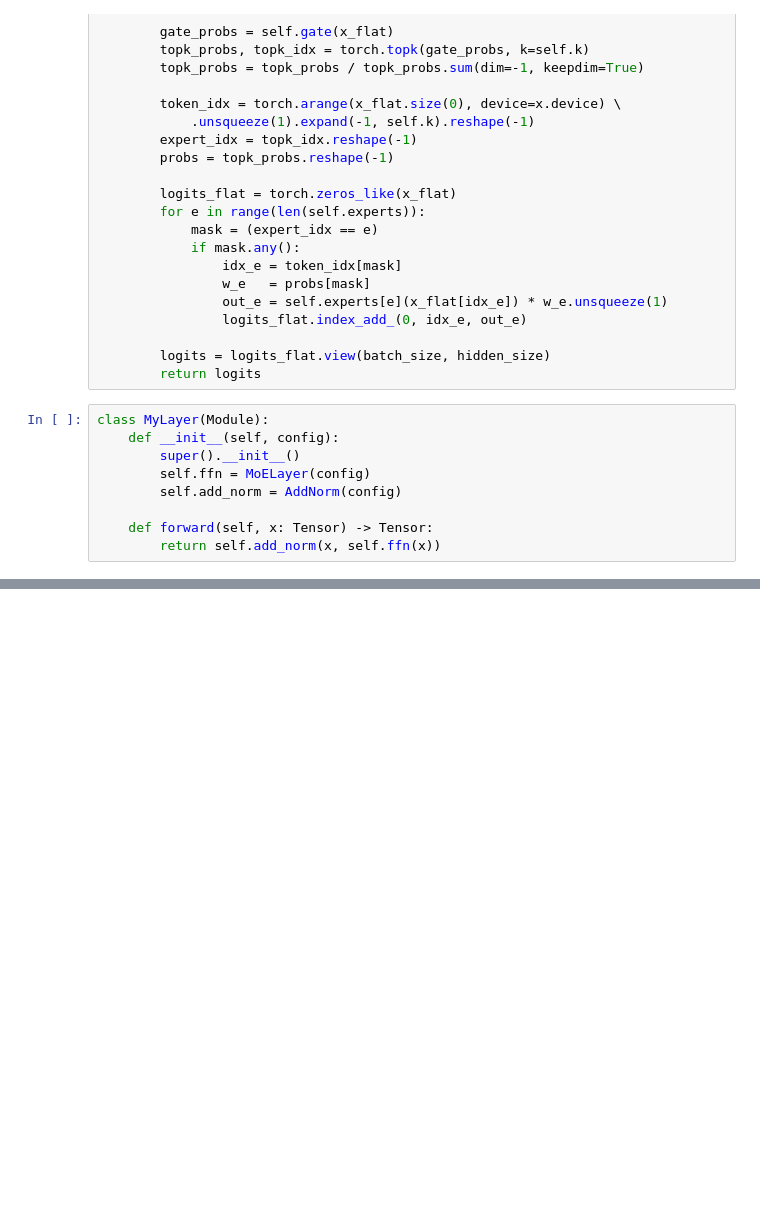
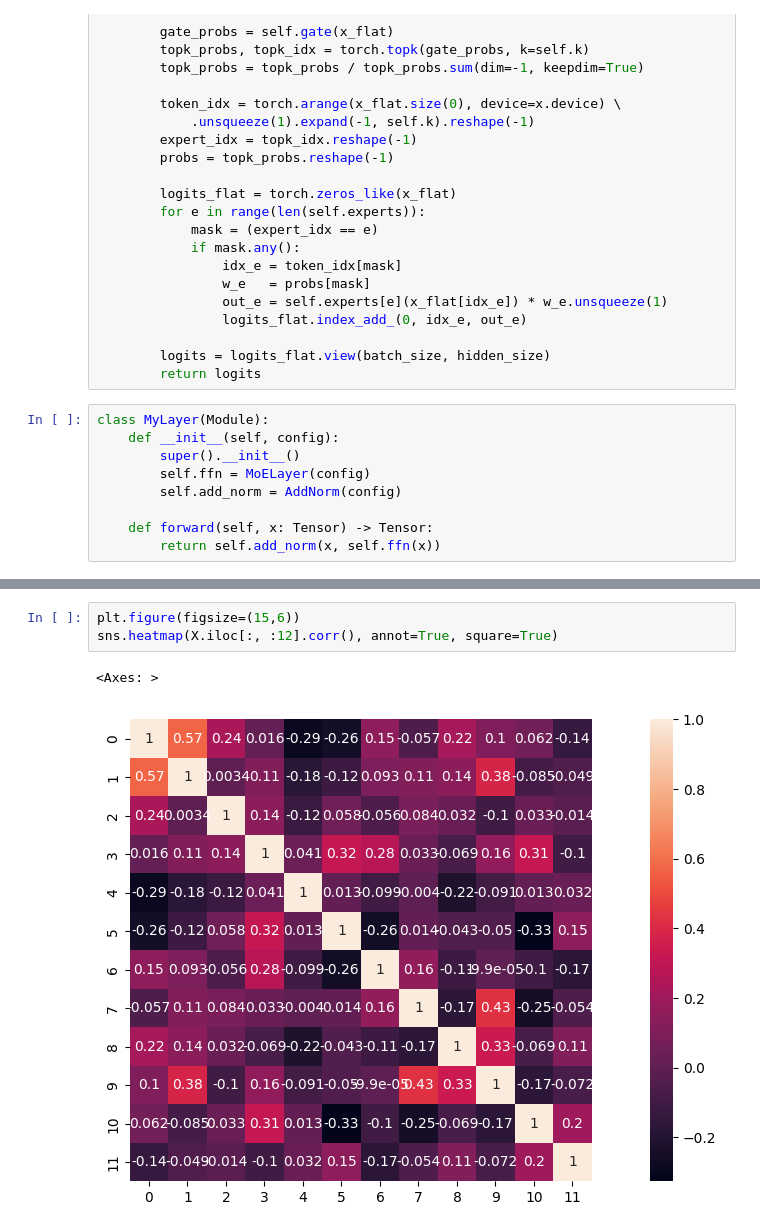
Before and after one commit to Arnoochka-Strudy/spbu_dl_2025, a Jupyter notebook: homeworks/done-homeworks/homework-1(pytorch.md)/competition.ipynb, the cells around one changed output, grey strips where cells are left out. Cells and saved outputs as stored; diff of their text form; blank space fills up the shorter version.

```diff
--- a/homeworks/done-homeworks/homework-1(pytorch.md)/competition.ipynb
+++ b/homeworks/done-homeworks/homework-1(pytorch.md)/competition.ipynb
@@ -415,0 +448,6 @@ trainer.plot_loss_history(5)
+# %%
+plt.figure(figsize=(15,6))
+sns.heatmap(X.iloc[:, :12].corr(), annot=True, square=True)
+# %% [output]
+<Axes: >
+[figure, added]
```
Also changed, not shown: parts of 13 cells of this notebook, 1 other file.
